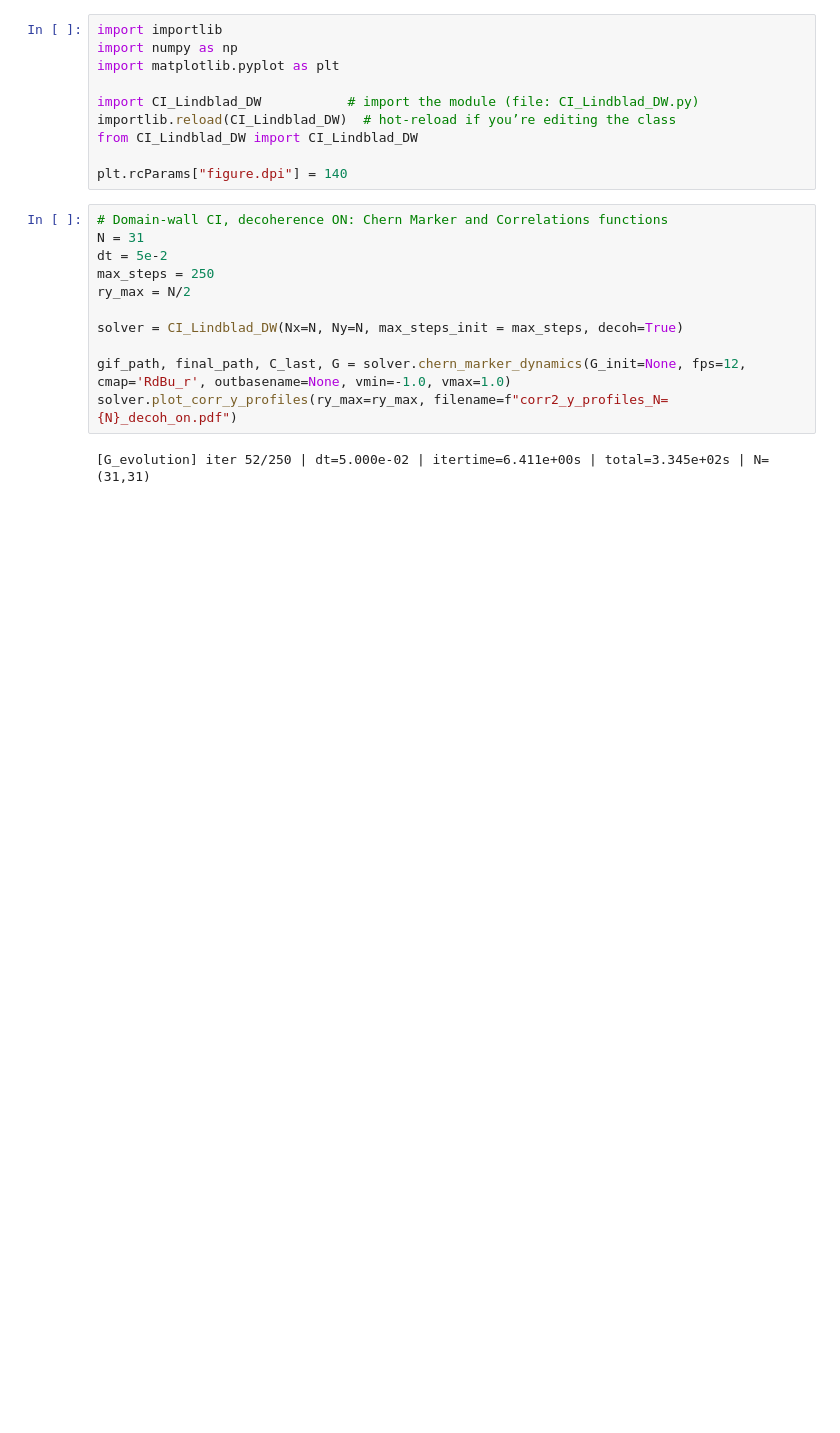
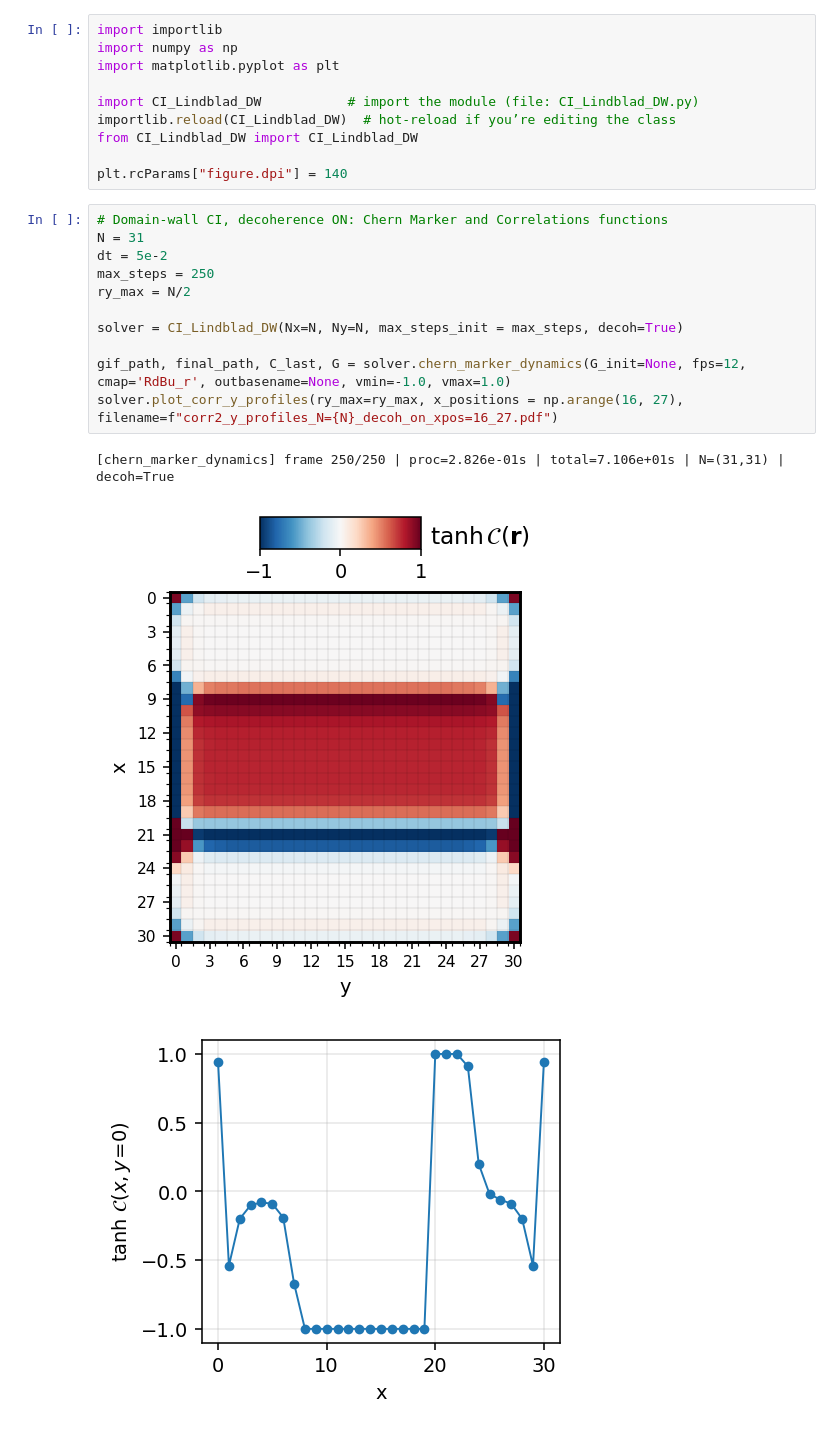
Before and after one commit to AsadullahBhuiyan/Fermionic_Lindbladian, a Jupyter notebook: domain_wall_testing.ipynb, the cells around one changed output. Saved outputs shown, nothing was run; the diff lists cells and outputs as text; blank space fills up the shorter version.

```diff
--- a/domain_wall_testing.ipynb
+++ b/domain_wall_testing.ipynb
@@ -11,13 +11,15 @@ plt.rcParams["figure.dpi"] = 140
 # %%
 # Domain‑wall CI, decoherence ON: Chern Marker and Correlations functions
 N = 31
 dt = 5e-2
 max_steps = 250
 ry_max = N/2
 
 solver = CI_Lindblad_DW(Nx=N, Ny=N, max_steps_init = max_steps, decoh=True)
 
 gif_path, final_path, C_last, G = solver.chern_marker_dynamics(G_init=None, fps=12, cmap='RdBu_r', outbasename=None, vmin=-1.0, vmax=1.0)
-solver.plot_corr_y_profiles(ry_max=ry_max, filename=f"corr2_y_profiles_N={N}_decoh_on.pdf")
+solver.plot_corr_y_profiles(ry_max=ry_max, x_positions = np.arange(16, 27), filename=f"corr2_y_profiles_N={N}_decoh_on_xpos=16_27.pdf")
 # %% [output]
-[G_evolution] iter 52/250 | dt=5.000e-02 | itertime=6.411e+00s | total=3.345e+02s | N=(31,31)
+[chern_marker_dynamics] frame 250/250 | proc=2.826e-01s | total=7.106e+01s | N=(31,31) | decoh=True
+[figure, added]
+[figure, added]
```
Also changed, not shown: parts of 3 cells of this notebook, 15 other files.
